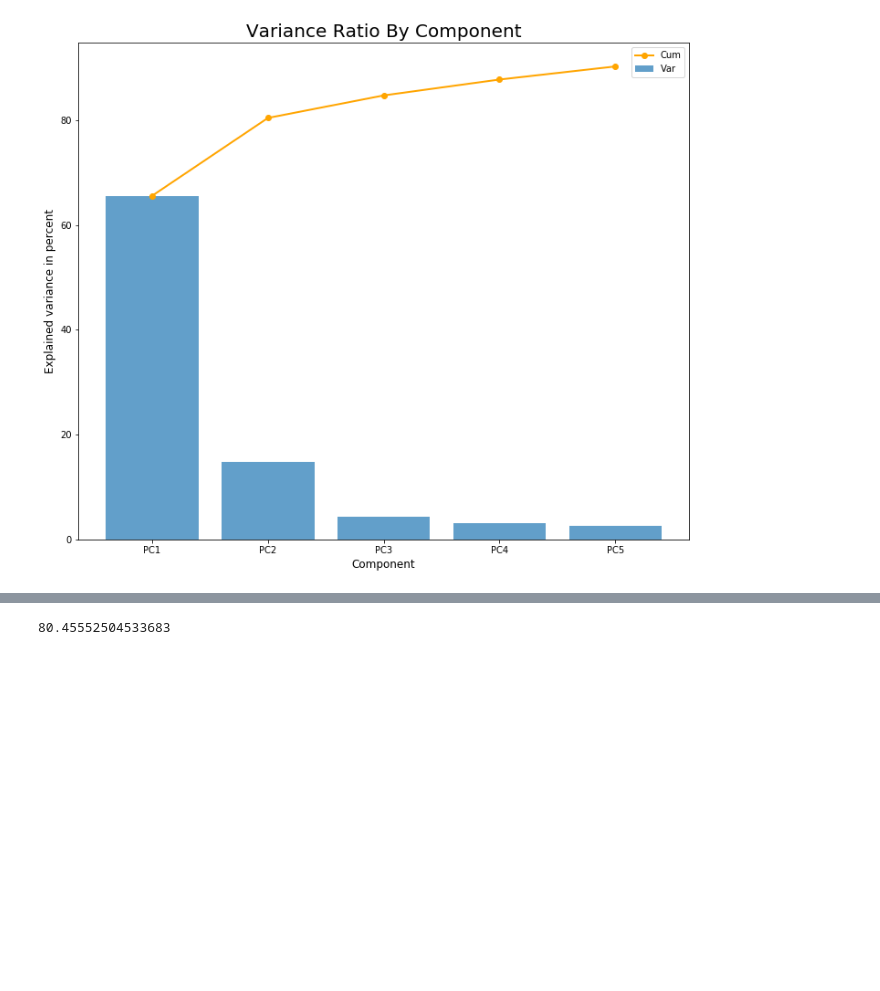
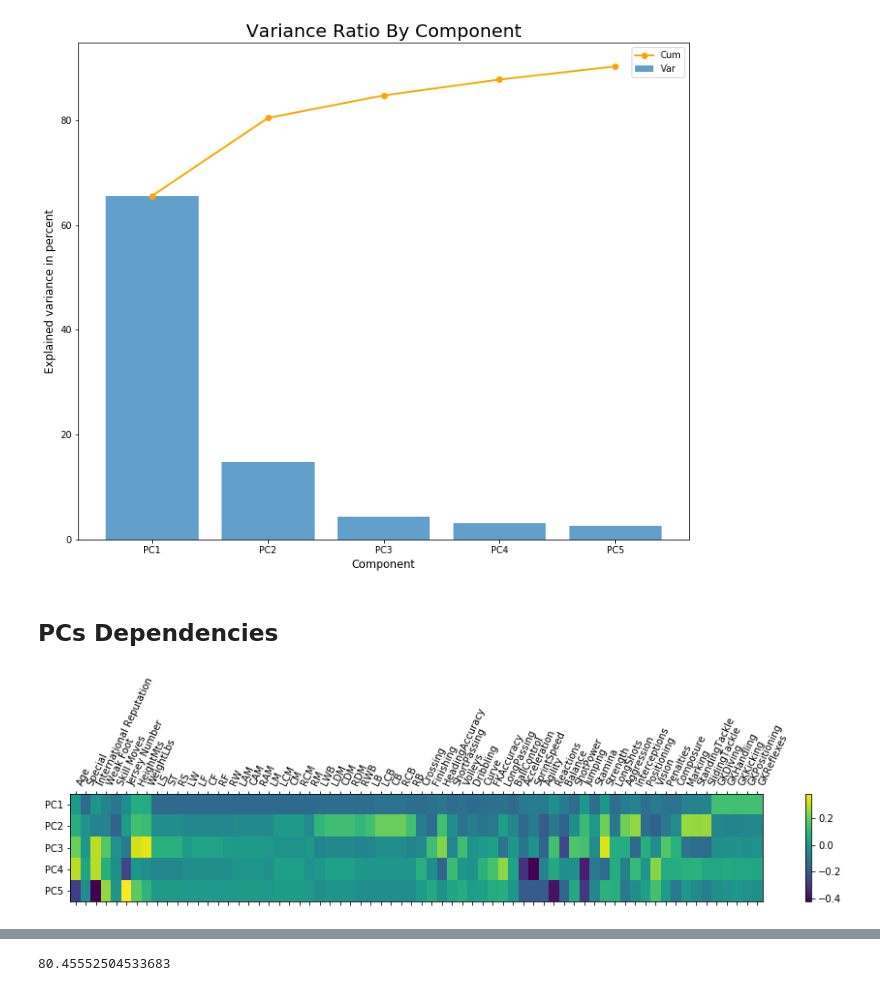
Before and after one commit to ansegura7/DataScience_FIFA19Data, a Jupyter notebook: code/PrincipalComponentAnalysis.ipynb, the cells around one changed output, grey strips where cells are left out. Saved outputs shown, nothing was run; the diff lists cells and outputs as text; code cells hidden in the pictures; blank space fills up the shorter version.

```diff
--- a/code/PrincipalComponentAnalysis.ipynb
+++ b/code/PrincipalComponentAnalysis.ipynb
@@ -230,3 +233,15 @@ plt.legend(("Cum", "Var"), loc = "best")
 plt.show()
 # %% [output]
 [figure]
+# %% [markdown]
+## PCs Dependencies
+# %%
+# Create matshow plot the PCs dependencies
+matfig = plt.figure(figsize = (16, 2))
+plt.matshow(pca.components_, cmap = "viridis", fignum = matfig.number, aspect = "auto")
+plt.yticks([0, 1, 2, 3, 4], ["PC1", "PC2", "PC3", "PC4", "PC5"], fontsize = 10)
+plt.colorbar()
+plt.xticks(range(len(skills.columns)), skills.columns, rotation = 65, ha = "left")
+plt.show()
+# %% [output]
+[figure, added]
```
Also changed, not shown: parts of 10 cells of this notebook, 1 other file.
